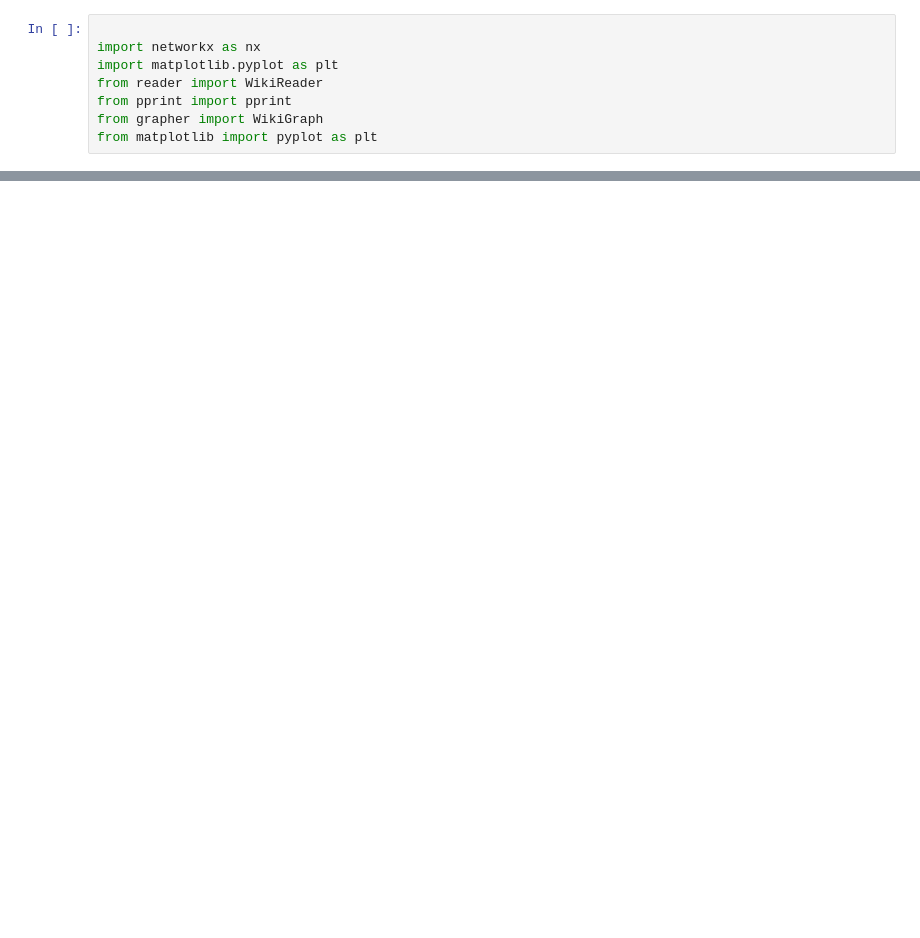
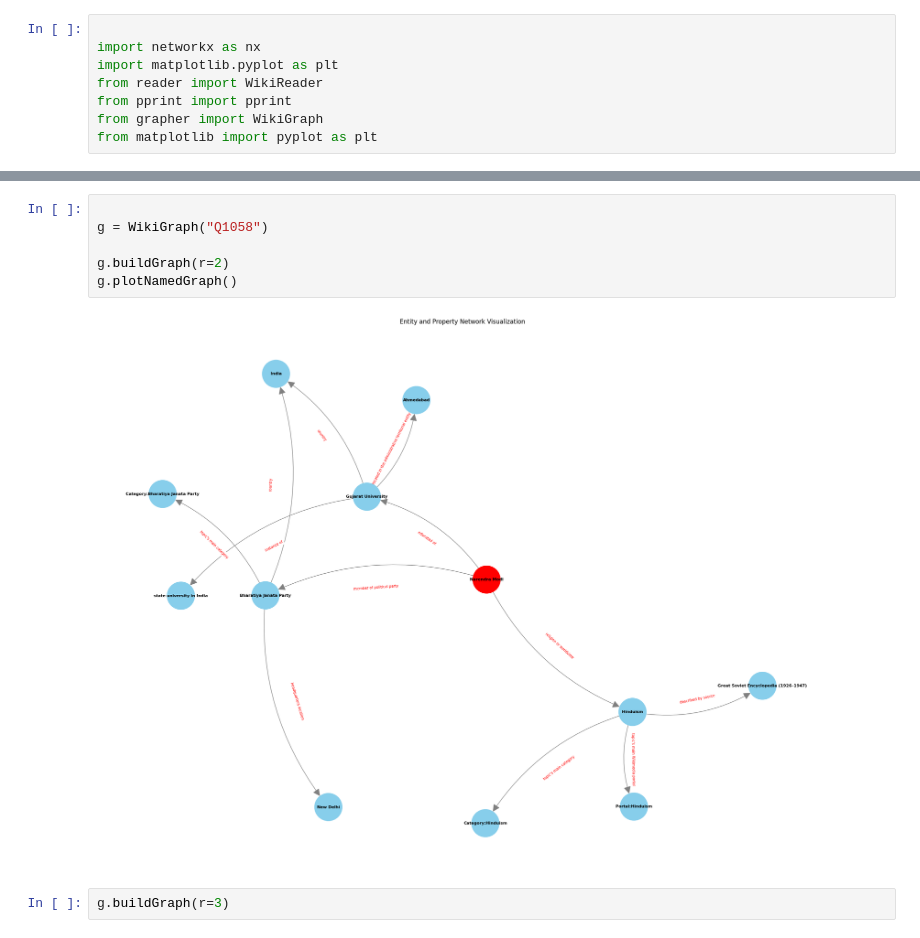
Before and after one commit to Aryan-ki-codepanti/wikiDataPy, a Jupyter notebook: WikiDataPy/GrapherPlot.ipynb, the cells around one changed output, grey strips where cells are left out. Cells and saved outputs as stored; diff of their text form; blank space fills up the shorter version.

Commit message:
done named and unnamed graphing

```diff
--- a/WikiDataPy/GrapherPlot.ipynb
+++ b/WikiDataPy/GrapherPlot.ipynb
@@ -45,0 +21,10 @@ plot_graph(g)
+# %%
+
+g = WikiGraph("Q1058")
+
+g.buildGraph(r=2)
+g.plotNamedGraph()
+# %% [output]
+[figure, added]
+# %%
+g.buildGraph(r=3)
```
Also changed, not shown: parts of 7 cells of this notebook, 1 other file.
